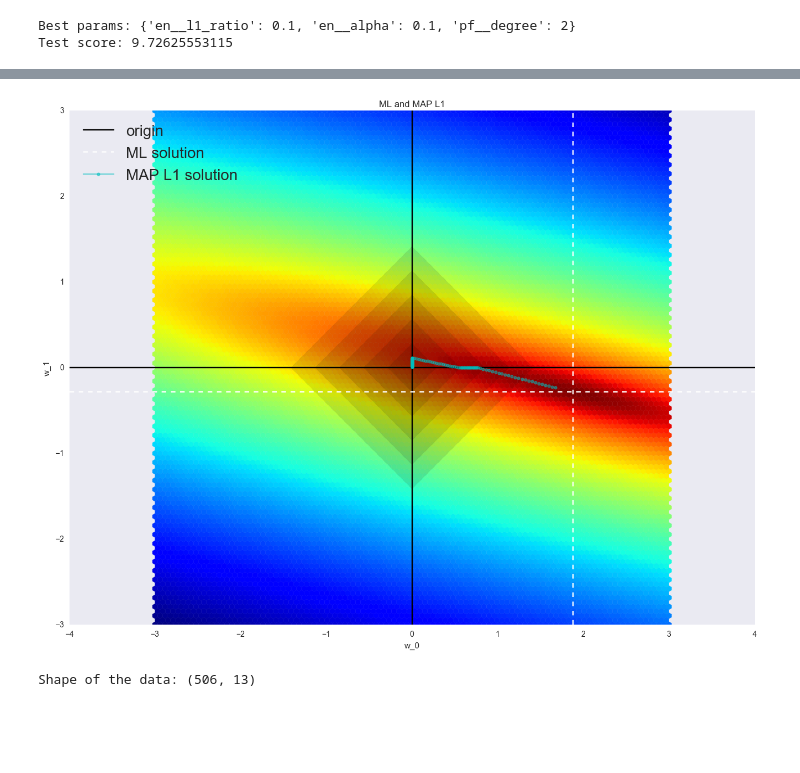
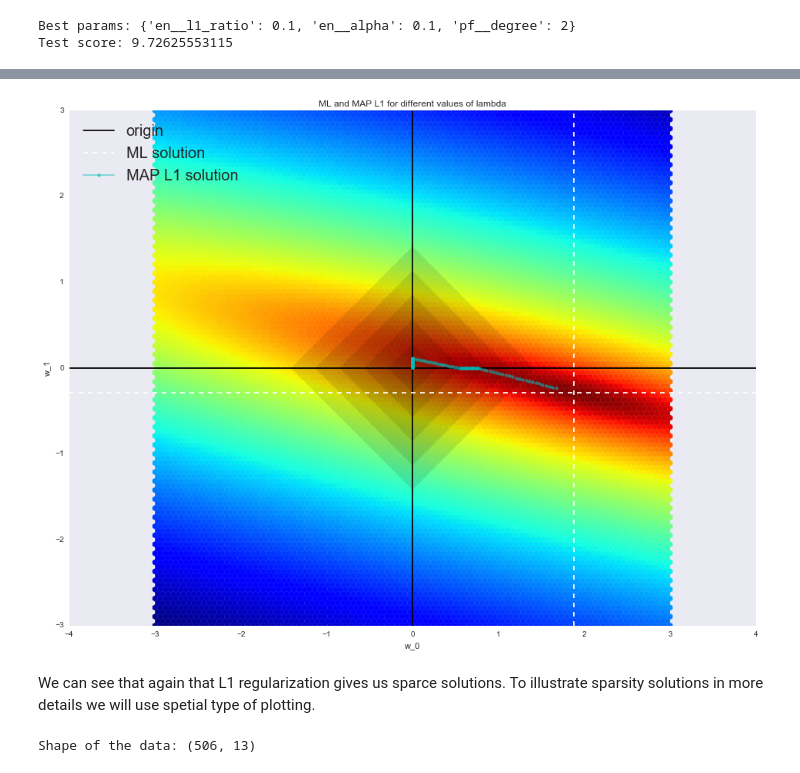
Before and after one commit to mephistopheies/dds, a Jupyter notebook: lr_040117/ipy/lecture.ipynb, the cells around one changed output, grey strips where cells are left out. Drawn from its saved outputs; the diff is of its cells as text; code cells hidden in the pictures; blank space fills up the shorter version.

```diff
--- a/lr_040117/ipy/lecture.ipynb
+++ b/lr_040117/ipy/lecture.ipynb
@@ -895,2 +942,4 @@ data = generate_wave_set(1000, 100)
 # %%
-X = np.vstack(([1]*data['x_train'].shape[0], data['x_train'])).T
+# prepare data
+data = generate_wave_set(1000, 100)
+X = np.vstack((np.ones(data['x_train'].shape[0]), data['x_train'])).T
@@ -947,30 +1047,39 @@ y = ((data['y_train'][:, np.newaxis] - np.dot(X, np.array(wx_space).T))**2).mean
 # %%
+w0_support = np.linspace(-3, 3, 1000)
+w1_support = np.linspace(-3, 3, 1000)
+wx_space = list(it.product(w0_support, w1_support))
+w0, w1 = zip(*wx_space)
+y = ((data['y_train'][:, np.newaxis] - np.dot(X, np.array(wx_space).T))**2).mean(axis=0)
+
+
 plt.hexbin(w0, w1, C=y**(0.2), cmap=cm.jet_r, bins=None)
-
 plt.axvline(0, color='black', linestyle='-', label='origin')
 plt.axhline(0, color='black', linestyle='-')
 
+# function to plot rhomb
 def plot_rhomb(cx=0, cy=0, r=0.5):
     plt.gcf().gca().add_artist(plt.Rectangle((cx, cy - np.sqrt(2*r**2)), 2*r, 2*r, angle=45,
                                              color='black', linestyle='--', alpha=0.1))
+# plot Laplace distribution density
 for i in range(1, 6):
     plot_rhomb(r=0.2*i)
-
 plt.axvline(w[0], color='w', linestyle='--', label='ML solution')
 plt.axhline(w[1], color='w', linestyle='--')
-
+# plot MAP solutions
 flag = True
 for _, w_l1_solution in w_l1.items():
     plt.plot(w_l1_solution[0], w_l1_solution[1], color='c', marker='.', mew=1, alpha=0.5,
              label='MAP L1 solution' if flag else None)
     flag = False
 
 plt.axes().set_aspect('equal', 'datalim')
-plt.title('ML and MAP L1')
+plt.title('ML and MAP L1 for different values of lambda')
 plt.xlabel('w_0')
 plt.ylabel('w_1')
 plt.legend(loc='upper left', prop={'size': 20})
 plt.show()
 # %% [output]
-[figure, old version]
+[figure, new version]
+# %% [markdown]
+We can see that again that L1 regularization gives us sparce solutions. To illustrate sparsity solutions in more details we will use spetial type of plotting.
 # %%
```
Also changed, not shown: parts of 40 cells of this notebook.
